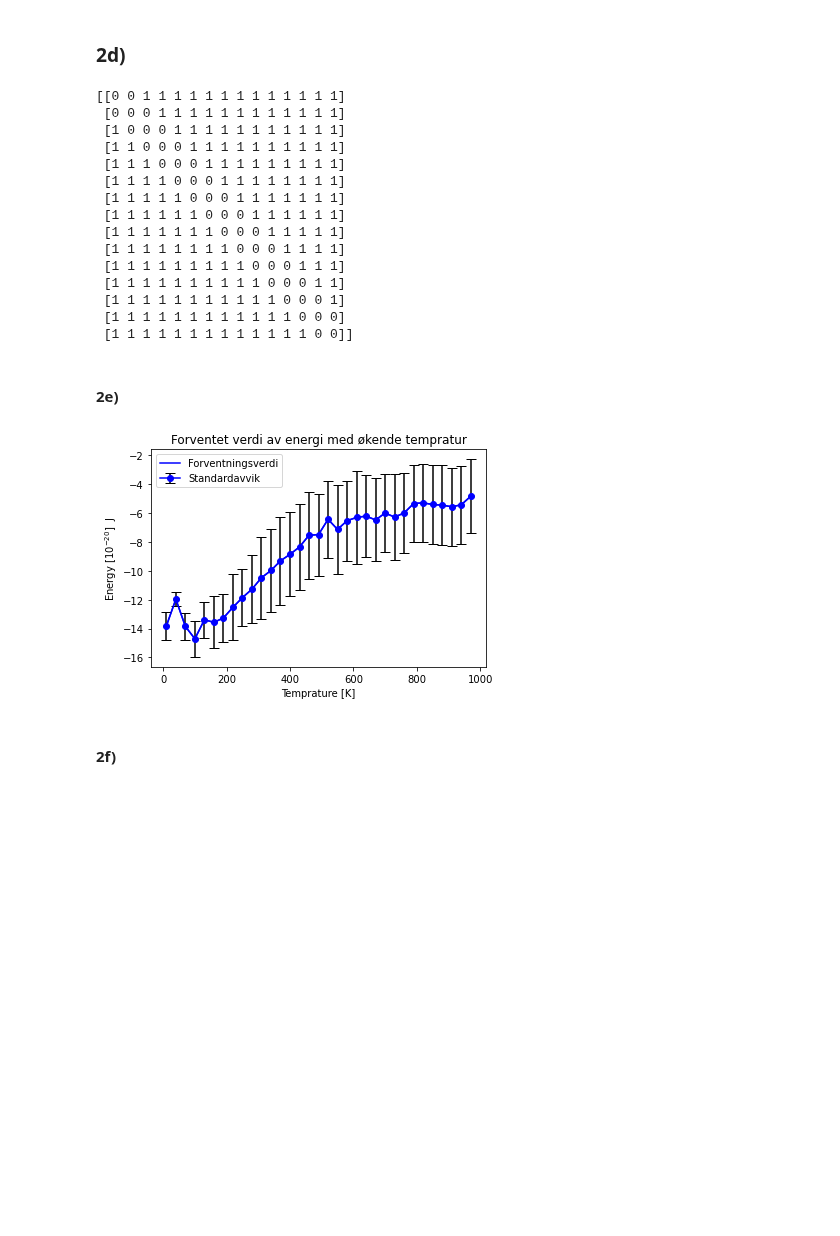
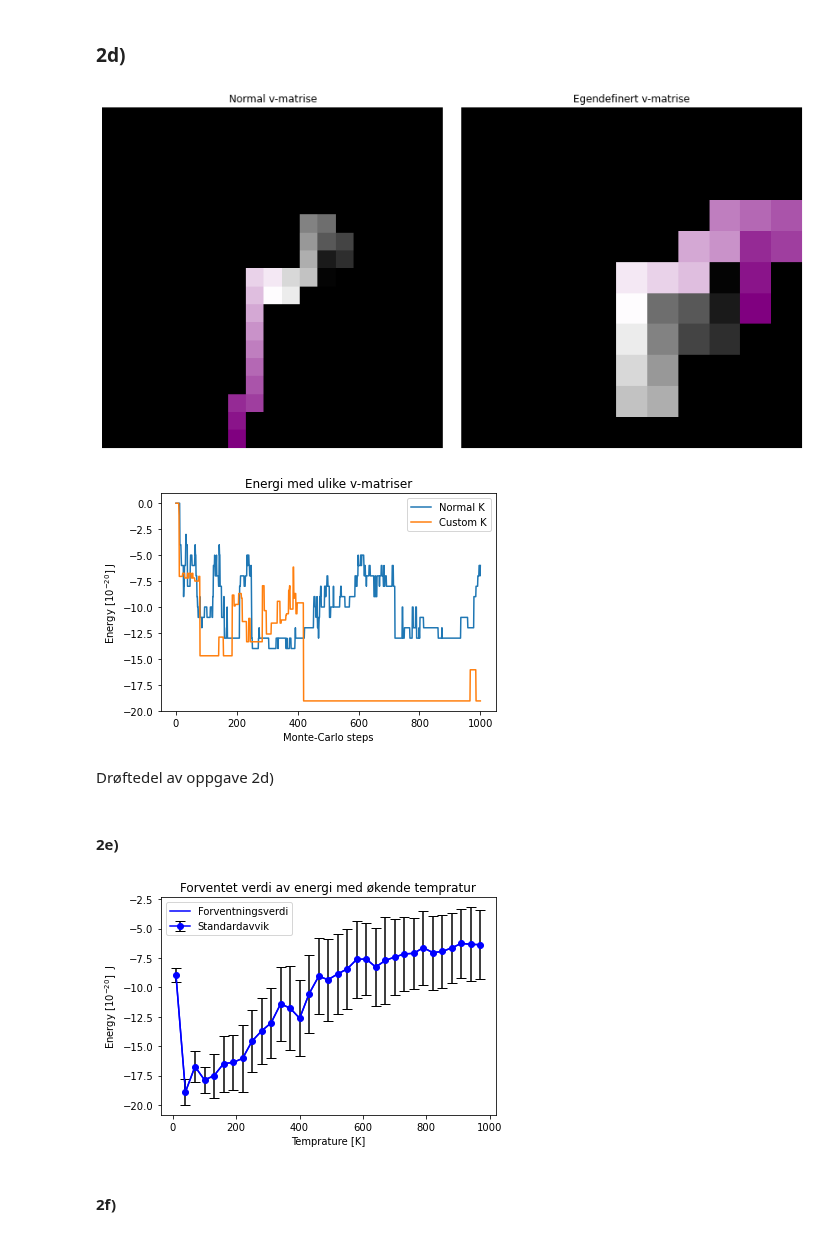
Before and after one commit to villi02/TMA4320-Introduksjon-til-vitenskapelige-beregninger-prosjekter, a Jupyter notebook: oppgave.ipynb, the cells around one changed output. Cells and saved outputs as stored; diff of their text form; code cells hidden in the pictures; blank space fills up the shorter version.

```diff
--- a/oppgave.ipynb
+++ b/oppgave.ipynb
@@ -507,38 +507,43 @@ display_polymer_side_by_side(polymer_array_k, polymer_array_v)
 # %% [markdown]
 ### 2d)
-# %%
-#Creating a custom symmetrical V matrix
-def create_custom_V_matrix(N: int, value: float) -> list[int]:
-    """
-    Function creates N x N matrix with 0 across, over and under the diagonal
-    :param N: int
-    """
-    # Create an N x N matrix with 0
-    matrix = np.zeros((N, N), dtype=int)
-
-    #sets upper triangle in V matrix to -1
-    matrix[np.triu_indices(N, k=2)] = value
-
-    #sets lower triangle in V matrix to -1
-    matrix[np.tril_indices(N, k=-2)] = value
-
-    return matrix
-# %% [output]
-[[0 0 1 1 1 1 1 1 1 1 1 1 1 1 1]
- [0 0 0 1 1 1 1 1 1 1 1 1 1 1 1]
- [1 0 0 0 1 1 1 1 1 1 1 1 1 1 1]
- [1 1 0 0 0 1 1 1 1 1 1 1 1 1 1]
- [1 1 1 0 0 0 1 1 1 1 1 1 1 1 1]
- [1 1 1 1 0 0 0 1 1 1 1 1 1 1 1]
- [1 1 1 1 1 0 0 0 1 1 1 1 1 1 1]
- [1 1 1 1 1 1 0 0 0 1 1 1 1 1 1]
- [1 1 1 1 1 1 1 0 0 0 1 1 1 1 1]
- [1 1 1 1 1 1 1 1 0 0 0 1 1 1 1]
- [1 1 1 1 1 1 1 1 1 0 0 0 1 1 1]
- [1 1 1 1 1 1 1 1 1 1 0 0 0 1 1]
- [1 1 1 1 1 1 1 1 1 1 1 0 0 0 1]
- [1 1 1 1 1 1 1 1 1 1 1 1 0 0 0]
- [1 1 1 1 1 1 1 1 1 1 1 1 1 0 0]]
+# %%
+def create_custom_v_matrix(n: [int], value: [float]):
+    """
+    Function to create a custom symmetrical V matrix where the elements inside the
+    matrix increase by one for every step away rom the axis.
+    """
+    # Create an empty matrix
+    matrix = np.zeros((n, n), dtype=int)
+
+    # Create indices for the upper triangle
+    rows, cols = np.triu_indices(n, k=1)
+
+    # Fill the upper triangle with values increasing by one for each number away from the main diagonal
+    matrix[rows, cols] = matrix[cols, rows] = np.abs(rows - cols)
+
+    return matrix*value
+
+
+#Comparison of polymer using standard V-matrix vs the custom matrix
+N_s = 1000
+
+normal_polymer, normal_energy_array = algorithm2(create_polymer(25), N_s, create_V_matrix(25, -1), 300)
+custom_polymer, custom_energy_array = algorithm2(create_polymer(25), N_s, create_custom_v_matrix(25,-0.15), 300)
+
+display_polymer_side_by_side(normal_polymer, custom_polymer, "Normal v-matrise", "Egendefinert v-matrise")
+
+plt.plot(np.linspace(0,N_s,N_s),normal_energy_array, label = "Normal K")
+plt.plot(np.linspace(0,N_s,N_s),custom_energy_array, label = "Custom K")
+plt.title("Energi med ulike v-matriser")
+plt.xlabel("Monte-Carlo steps")
+plt.ylabel(r'Energy [$10^{-20}$] J')
+plt.legend()
+plt.show()
+# %% [output]
+[figure, added]
+[figure, added]
+# %% [markdown]
+Drøftedel av oppgave 2d)
 # %% [markdown]
 #### 2e)
 # %%
@@ -570,7 +575,7 @@ plt.ylabel(r'Energy [$10^{-20}$]  J')
 plt.legend()
 plt.show()
 # %% [output]
-[figure, old version]
+[figure, new version]
 # %% [markdown]
 #### 2f)
 # %%
```
Also changed, not shown: parts of 9 cells of this notebook.
